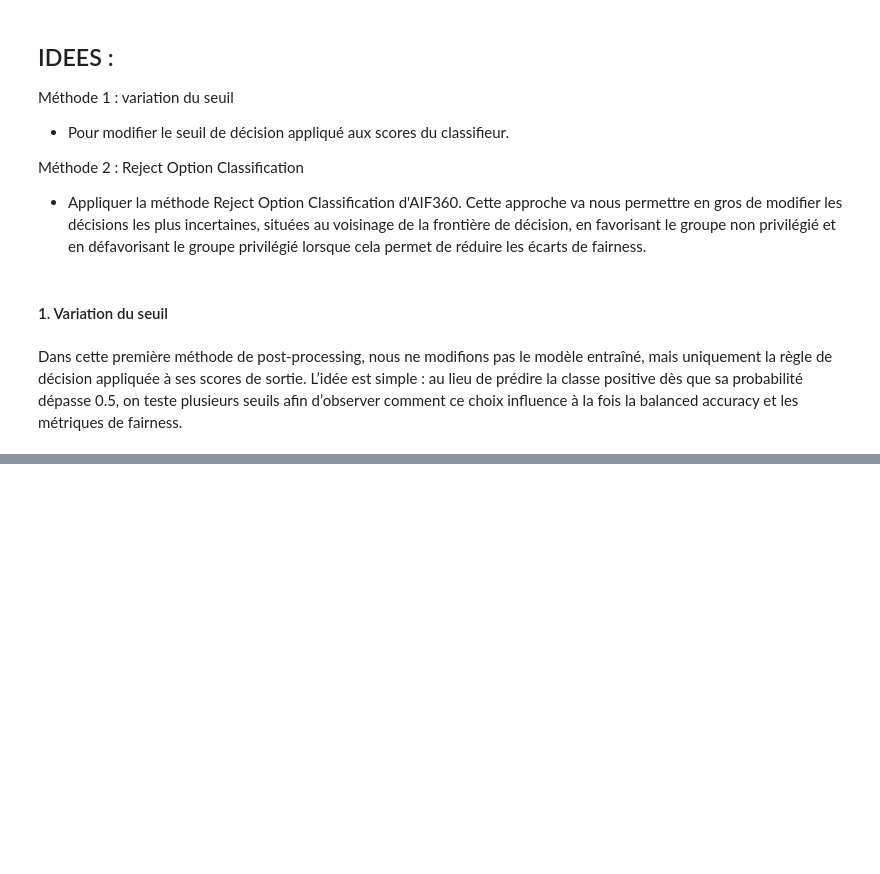
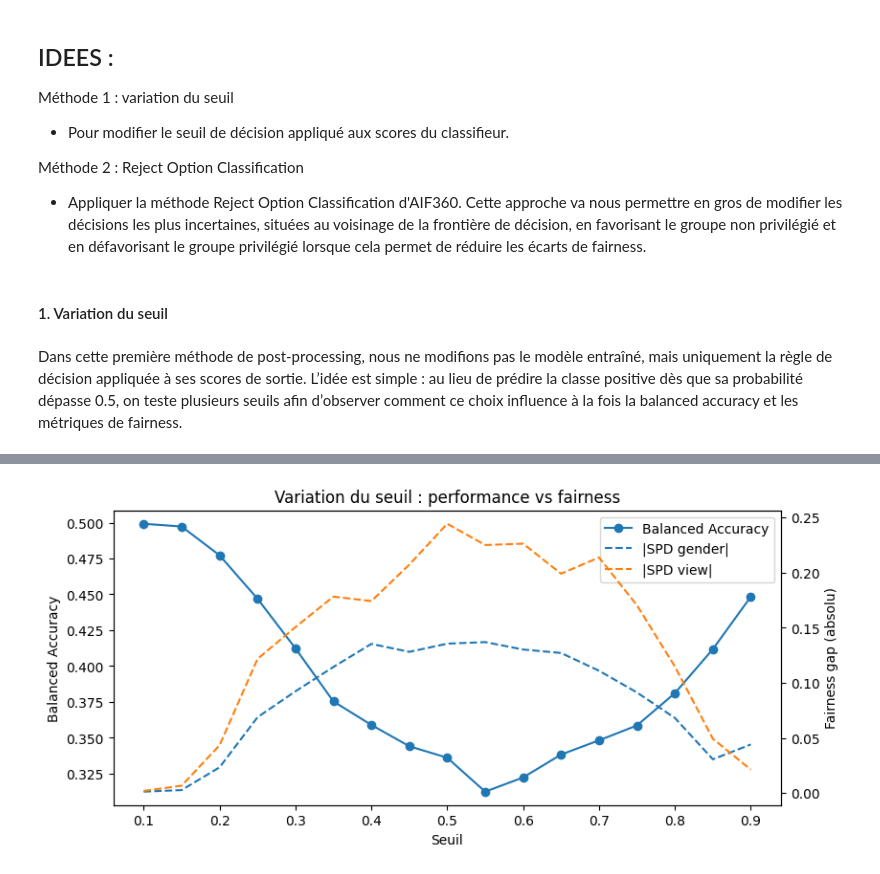
Before and after one commit to EagleForce14/Fairness, a Jupyter notebook: Projet/train_classifieur_local.ipynb, the cells around one changed output, grey strips where cells are left out. Saved outputs shown, nothing was run; the diff lists cells and outputs as text; code cells hidden in the pictures; blank space fills up the shorter version.

```diff
--- a/Projet/train_classifieur_local.ipynb
+++ b/Projet/train_classifieur_local.ipynb
@@ -1686,0 +1745,34 @@ Dans cette première méthode de post-processing, nous ne modifions pas le modè
+# %%
+# visualisation :
+fig, ax1 = plt.subplots(figsize=(9, 4))
+ax1.plot(
+    threshold_results["threshold"],
+    threshold_results["balanced_accuracy"],
+    marker="o",
+    label="Balanced Accuracy",
+)
+ax1.set_xlabel("Seuil")
+ax1.set_ylabel("Balanced Accuracy")
+
+ax2 = ax1.twinx()
+ax2.plot(
+    threshold_results["threshold"],
+    threshold_results["SPD_gender"].abs(),
+    "--",
+    label="|SPD gender|",
+)
+ax2.plot(
+    threshold_results["threshold"],
+    threshold_results["SPD_view"].abs(),
+    "--",
+    label="|SPD view|",
+)
+ax2.set_ylabel("Fairness gap (absolu)")
+
+lines1, labels1 = ax1.get_legend_handles_labels()
+lines2, labels2 = ax2.get_legend_handles_labels()
+ax1.legend(lines1 + lines2, labels1 + labels2, loc="best")
+plt.title("Variation du seuil : performance vs fairness")
+plt.show()
+# %% [output]
+[figure, added]
```
Also changed, not shown: parts of 5 cells of this notebook.
